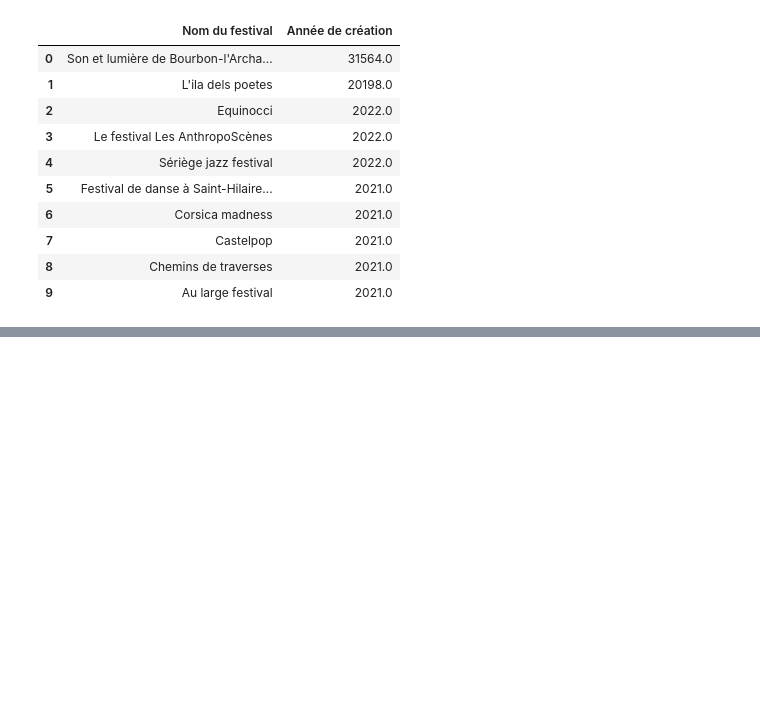
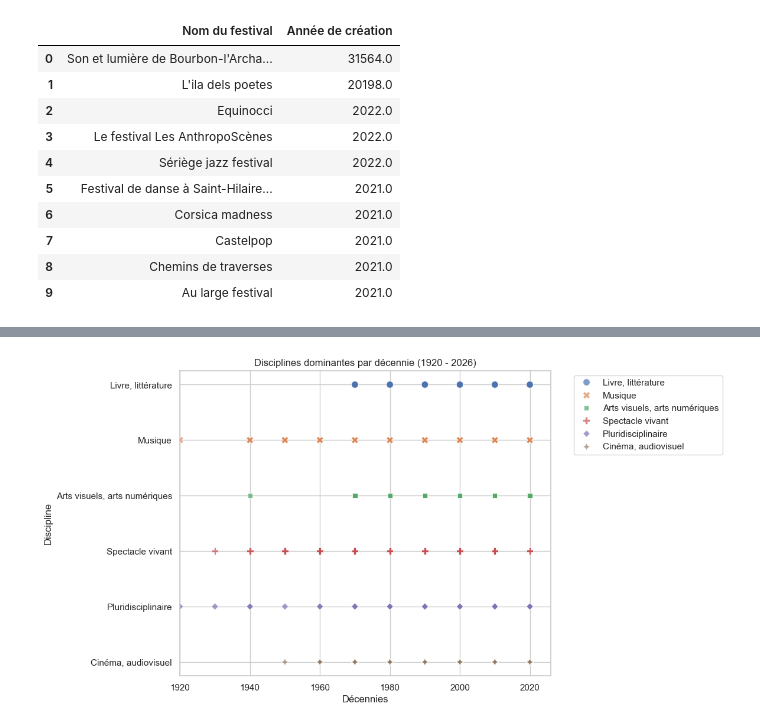
Before and after one commit to EliseELC/Portfolio-Data-Analyse, a Jupyter notebook: analyse_festival.ipynb, the cells around one changed output, grey strips where cells are left out. Saved outputs shown, nothing was run; the diff lists cells and outputs as text; code cells hidden in the pictures; blank space fills up the shorter version.

```diff
--- a/analyse_festival.ipynb
+++ b/analyse_festival.ipynb
@@ -244,0 +326,27 @@ table_recents.head(10)
+# %%
+df_plot['decennie'] = (df_plot['annee_de_creation_du_festival']//10)*10
+
+plt.figure(figsize=(12,6))
+
+sns.scatterplot(
+    data=df_plot,
+    x='decennie',
+    y='discipline_dominante',
+    hue='discipline_dominante',
+    style='discipline_dominante',
+    s=70,
+    alpha=0.7
+)
+
+plt.xlim(1920, 2026)
+
+plt.legend(bbox_to_anchor=(1.05, 1), loc='upper left')
+plt.tight_layout()
+
+plt.title("Disciplines dominantes par décennie (1920 - 2026)")
+plt.xlabel("Décennies")
+plt.ylabel("Discipline")
+
+plt.show()
+# %% [output]
+[figure, added]
```
Also changed, not shown: parts of 4 cells of this notebook.
